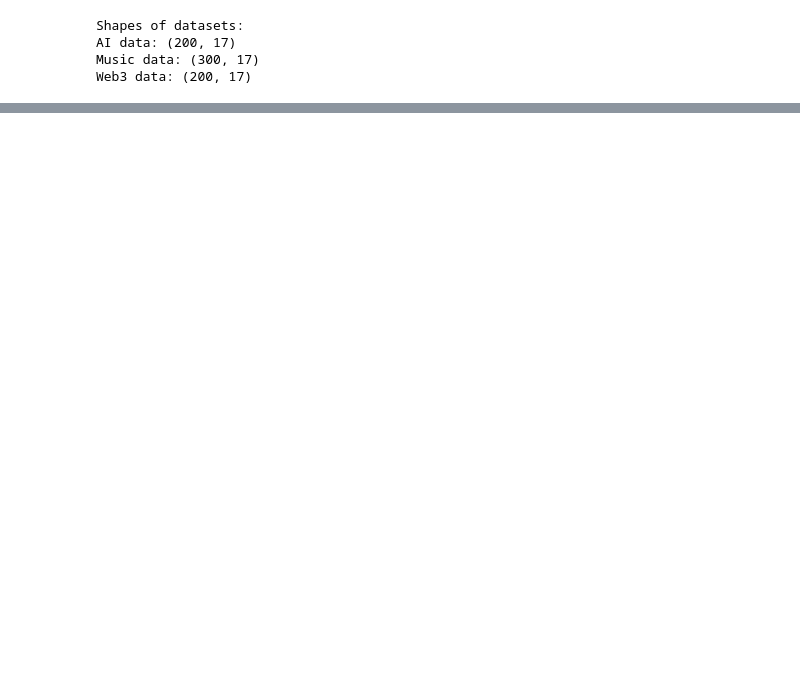
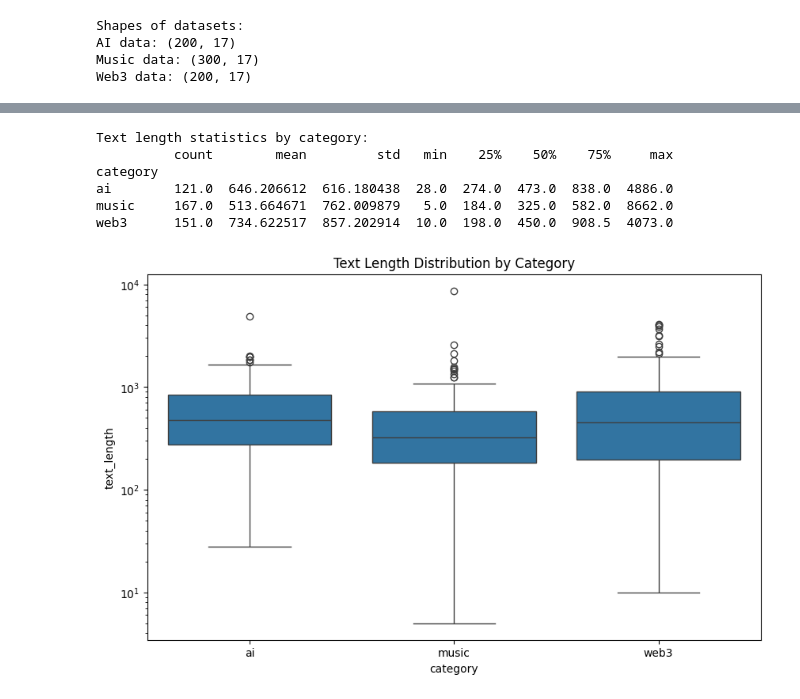
Before and after one commit to muhammmad-al/decentralized-ai-content-recommender, a Jupyter notebook: reddit_federated_recommender.ipynb, the cells around one changed output, grey strips where cells are left out. Drawn from its saved outputs; the diff is of its cells as text; code cells hidden in the pictures; blank space fills up the shorter version.

```diff
--- a/reddit_federated_recommender.ipynb
+++ b/reddit_federated_recommender.ipynb
@@ -91,0 +187,23 @@ nothing to commit, working tree clean
+# %%
+# Cell 8: Text Analysis
+# Add text length feature
+combined_data['text_length'] = combined_data['cleaned_text'].str.len()
+
+# Text statistics by category
+print("Text length statistics by category:")
+print(combined_data.groupby('category')['text_length'].describe())
+
+# Visualize text length distribution
+plt.figure(figsize=(10, 6))
+sns.boxplot(data=combined_data, x='category', y='text_length')
+plt.title('Text Length Distribution by Category')
+plt.yscale('log')  # Use log scale for better visualization
+plt.show()
+# %% [output]
+Text length statistics by category:
+          count        mean         std   min    25%    50%    75%     max
+category
+ai        121.0  646.206612  616.180438  28.0  274.0  473.0  838.0  4886.0
+music     167.0  513.664671  762.009879   5.0  184.0  325.0  582.0  8662.0
+web3      151.0  734.622517  857.202914  10.0  198.0  450.0  908.5  4073.0
+[figure, added]
```
Also changed, not shown: parts of 17 cells of this notebook.
